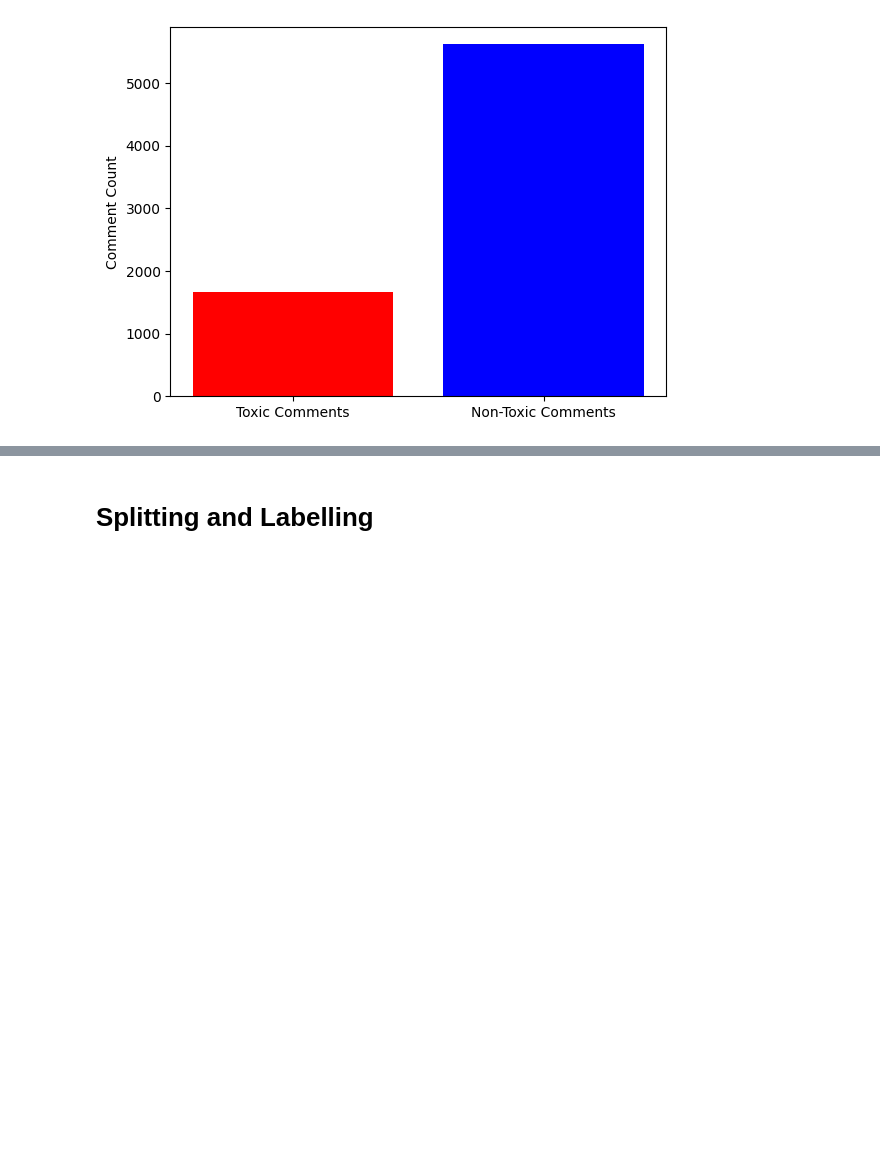
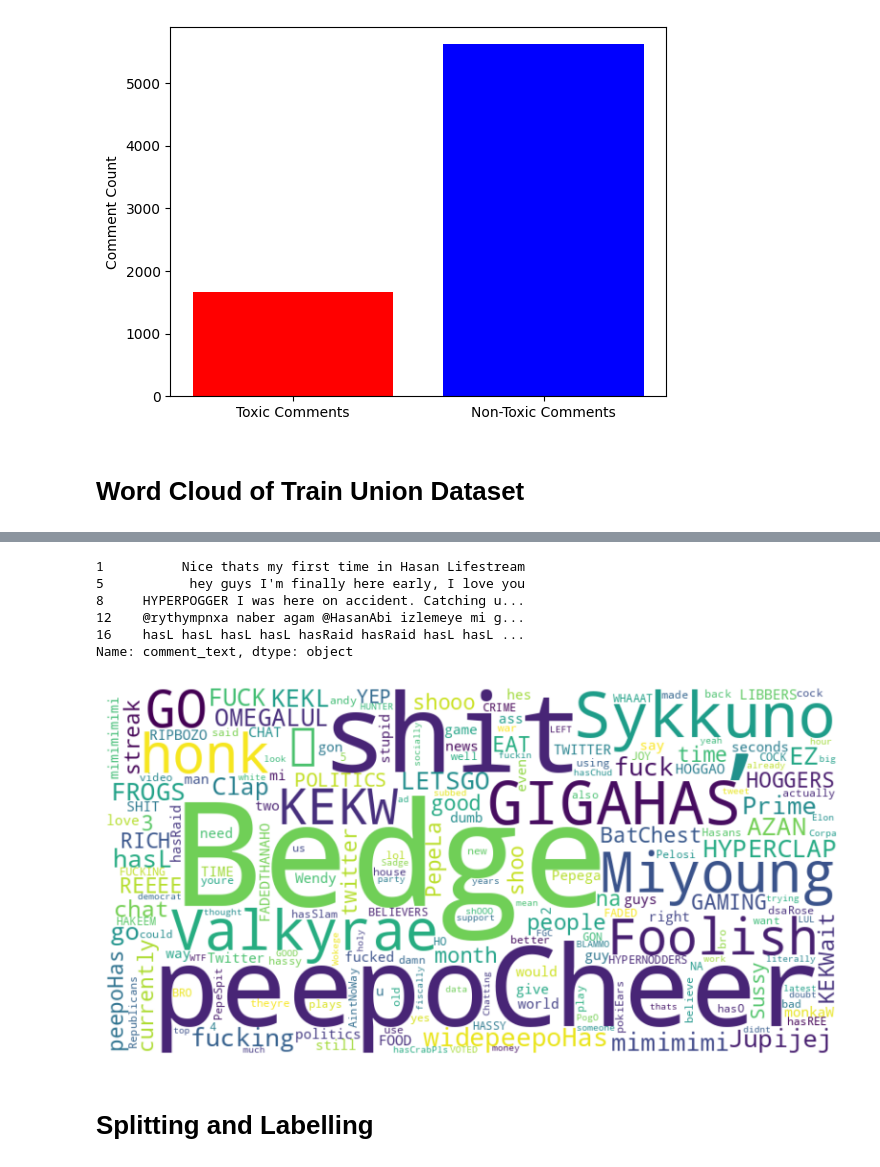
Before and after one commit to EliMartian/roberta_model_fine_tuning, a Jupyter notebook: fine_tuning_roberta.ipynb, the cells around one changed output, grey strips where cells are left out. Cells and saved outputs as stored; diff of their text form; code cells hidden in the pictures; blank space fills up the shorter version.

Commit message:
added pre-train word cloud + refined training process

```diff
--- a/fine_tuning_roberta.ipynb
+++ b/fine_tuning_roberta.ipynb
@@ -175,3 +175,58 @@ plt.ylabel('Comment Count')
 plt.show()
 # %% [output]
 [figure]
+# %% [markdown]
+# Word Cloud of Train Union Dataset
+# %%
+from wordcloud import WordCloud
+import matplotlib.pyplot as plt
+from nltk.corpus import stopwords
+import nltk
+import pandas as pd
+import string
+
+# Download NLTK resources (run only once)
+nltk.download('stopwords')
+nltk.download('punkt')
+
+# Filter toxic comments
+toxic_comments = toxicity_train_df[toxicity_train_df['union'] == 1]['comment_text']
+print(toxic_comments.head(5))
+
+# Initialize NLTK stop words
+stop_words = set(stopwords.words('english'))
+
+# Extend the stop words list with additional common words to exclude
+additional_stop_words = ['today', "don't", 'like', 'know', 'and', 'the',
+                         'get', 'HasanAbi', 'hasanabi', 'Hasan', 'hasan', 'Abi',
+                         'dont', ',', 'got', 'cant', 'make',
+                         'see', 'im', 'make', 'think', 'one', 'every',
+                         'take', 'day', 'really', 'Tier', 'tier', 'Tier 1',
+                         '1', 'Theyve', 'theyve', 'going', 'subscribed', 'months']  # Add more words as needed
+stop_words.update(additional_stop_words)
+
+# Remove punctuation from comments
+def remove_punctuation(text):
+    return ''.join([char for char in text if char not in string.punctuation])
+
+cleaned_comments = ' '.join([comment for comment in toxic_comments])
+cleaned_comments = remove_punctuation(cleaned_comments)
+
+# Tokenize the cleaned comments
+tokens = nltk.word_tokenize(cleaned_comments)
+
+# Remove stop words
+tokens = [word for word in tokens if word.lower() not in stop_words]
+
+# Calculate word frequencies
+freq_dist = nltk.FreqDist(tokens)
+
+# Generate the word cloud with frequencies
+wordcloud = WordCloud(width=800, height=400, background_color='white').generate_from_frequencies(freq_dist)
+
+# Plot the word cloud
+plt.figure(figsize=(10, 5))
+plt.imshow(wordcloud, interpolation='bilinear')
+plt.axis('off')
+plt.show()
+# %% [output]
@@ -178,3 +237,10 @@ plt.show()
+1          Nice thats my first time in Hasan Lifestream
+5           hey guys I'm finally here early, I love you
+8     HYPERPOGGER I was here on accident. Catching u...
+12    @rythympnxa naber agam @HasanAbi izlemeye mi g...
+16    hasL hasL hasL hasL hasRaid hasRaid hasL hasL ...
+Name: comment_text, dtype: object
+[figure, added]
 # %% [markdown]
 # Splitting and Labelling
 # %%
```
Also changed, not shown: parts of 8 cells of this notebook, 1 other file.
